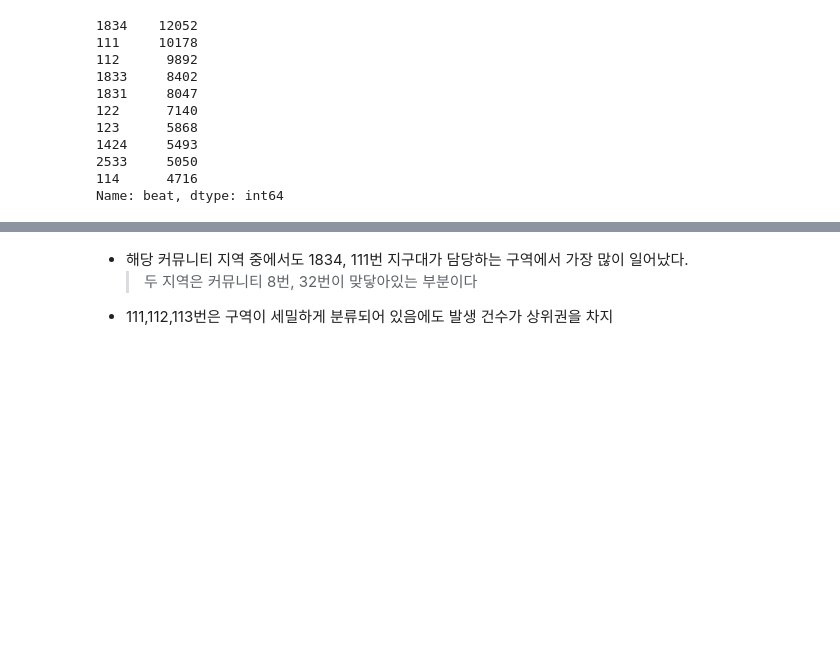
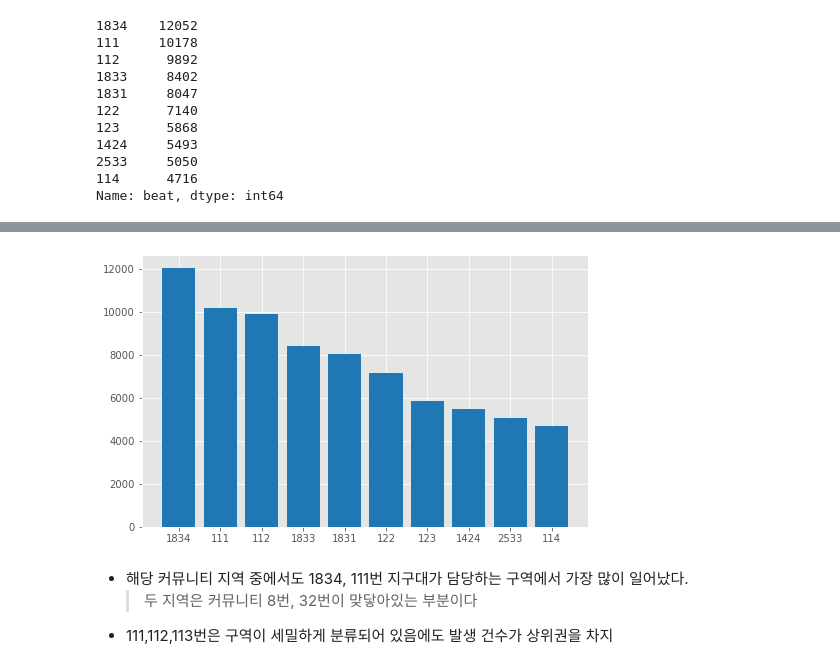
Before and after one commit to HAMJiyoung/chicago-crime-analysis, a Jupyter notebook: chicago-crime-analysis-upload.ipynb, the cells around one changed output, grey strips where cells are left out. Drawn from its saved outputs; the diff is of its cells as text; code cells hidden in the pictures; blank space fills up the shorter version.

```diff
--- a/chicago-crime-analysis-upload.ipynb
+++ b/chicago-crime-analysis-upload.ipynb
@@ -589,3 +634,6 @@ df_theft['beat'].value_counts().head(10)
 2533     5050
 114      4716
 Name: beat, dtype: int64
+# %%
+df_theft_beat = df_theft['beat'].value_counts().head(10).reset_index()
+df_theft_beat
@@ -592,3 +652,11 @@ Name: beat, dtype: int64
+# %%
+df_theft_beat['index'] = df_theft_beat['index'].astype('str')
+# %%
+plt.figure(figsize = (8,5))
+plt.bar(data = df_theft_beat, x = 'index', height = 'beat', color = 'tab:blue')
+plt.show()
+# %% [output]
+[figure, added]
 # %% [markdown]
 - 해당 커뮤니티 지역 중에서도 1834, 111번 지구대가 담당하는 구역에서 가장 많이 일어났다.
     > 두 지역은 커뮤니티 8번, 32번이 맞닿아있는 부분이다
```
Also changed, not shown: parts of 37 cells of this notebook, 2 other files.
